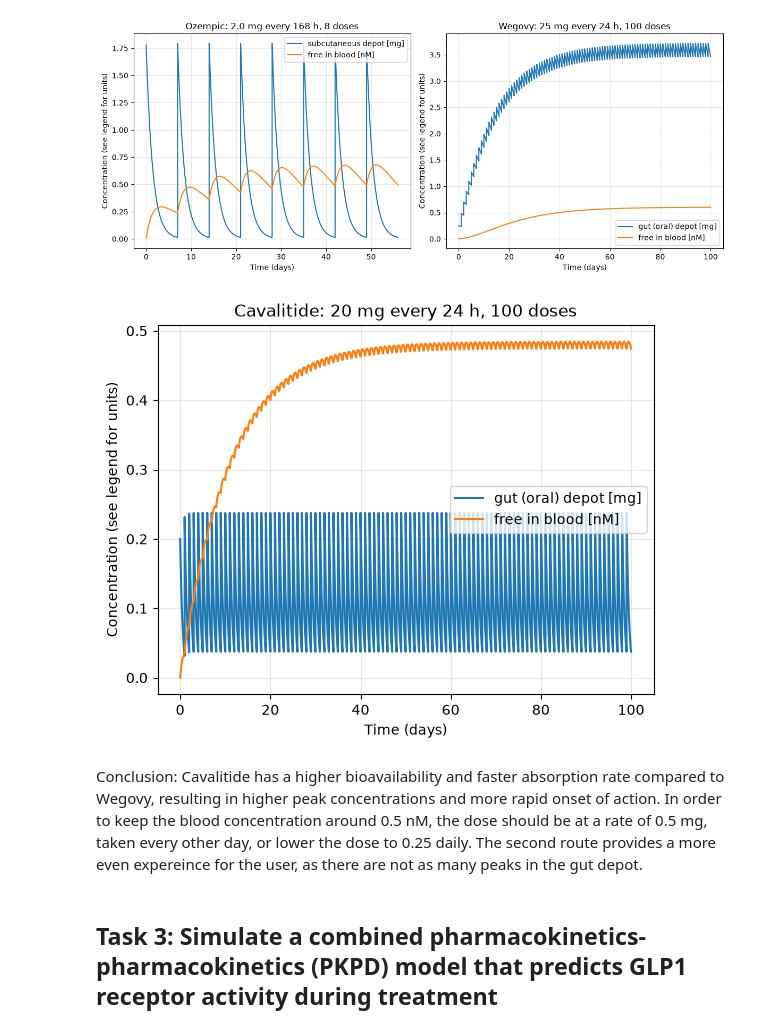
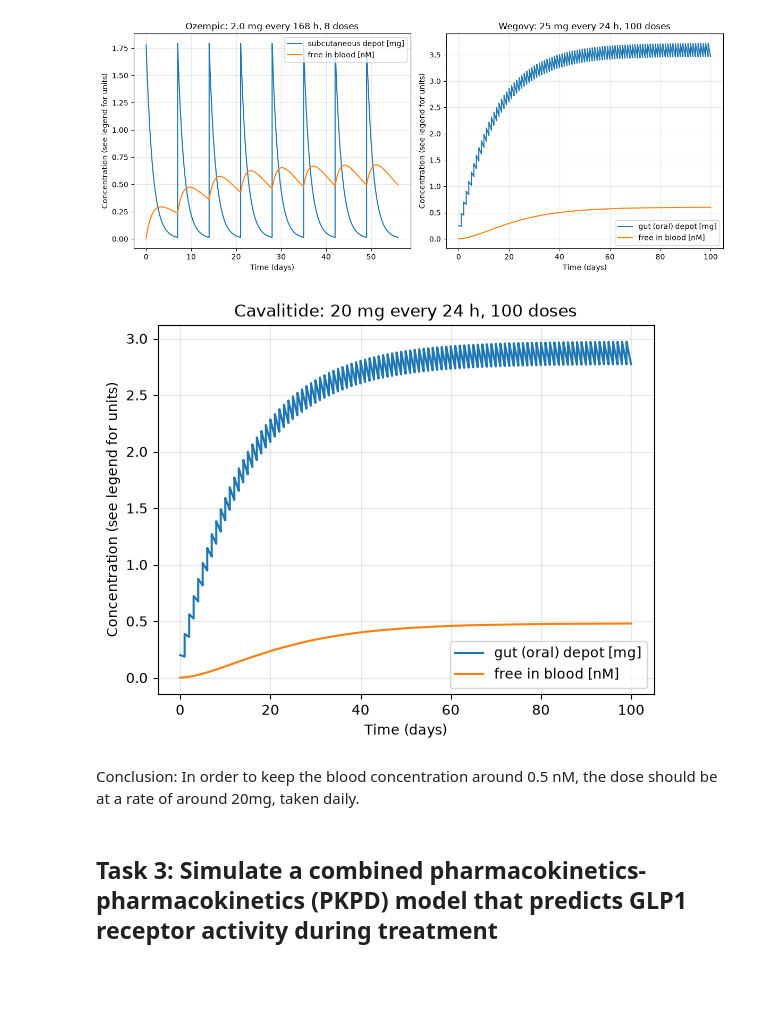
Before and after one commit to LayR451/Module_3, a Jupyter notebook: Module3_Project_Template.ipynb, the cells around one changed output. Saved outputs shown, nothing was run; the diff lists cells and outputs as text; code cells hidden in the pictures; blank space fills up the shorter version.

```diff
--- a/Module3_Project_Template.ipynb
+++ b/Module3_Project_Template.ipynb
@@ -231,8 +231,8 @@ drug_C = "Cavalitide"
 # product-specific parameters
 products = {
     'Cavalitide': dict(Favailable=0.01,
-                       ka=0.077,
-                       D=20,
+                       ka=0.0029,
+                       D=20, # mg
                        interval=24,
                        n_doses=100,
                        depot='gut (oral)'),
@@ -266,7 +266,8 @@ def simulate(D, n_doses, interval, dt):
         y[0] += Favailable_C*D_C # absorbed fraction of dose enters the depot
 
         t0 = i * interval_C
-        t_seg = t0 + dt * np.arange(n_steps + 1)
+        t_seg = np.linspace(t0, t0 + interval_C, n_steps + 1)
+        # t_seg = t0 + dt * np.arange(n_steps + 1)
         y_seg = np.zeros((2, n_steps + 1))
         y_seg[:, 0] = y
 
@@ -280,39 +281,39 @@ def simulate(D, n_doses, interval, dt):
         sol = scipy.integrate.solve_ivp(
             ODEfunc,
             (t0, t0 + interval_C),
             y,
             t_eval=t_seg,
         )
         y_seg = sol.y
 
         t_out.append(t_seg)
         Asc_out.append(y_seg[0])
         Cc_out.append(y_seg[1])
         y = y_seg[:, -1].copy() # carry state into next interval
 
     t = np.concatenate(t_out)
     Asc_out = np.concatenate(Asc_out)
     Cc_out = np.concatenate(Cc_out)
     Cc_nM = Cc_out * 1e-3 / MW * 1e9
     return t, Asc_out, Cc_nM
 
 
 #  run simulation
-t_c, Asc_c, Cc_ = simulate(D_C, n_doses_C, interval_C, dt)
+t_c, Asc_c, Cc_c = simulate(D_C, n_doses_C, interval_C, dt)
 
 # plot
-plt.plot(t / 24, Asc, label=f"{depot_C} depot [mg]")
-plt.plot(t / 24, Ffree*Cc, label="free in blood [nM]")
+plt.plot(t_c / 24, Asc_c, label=f"{depot_C} depot [mg]")
+plt.plot(t_c / 24, Ffree*Cc_c, label="free in blood [nM]")
 plt.xlabel("Time (days)")
 plt.ylabel("Concentration (see legend for units)")
 plt.title(f"{drug_C}: {D_C} mg every {interval_C} h, {n_doses_C} doses")
 plt.legend()
 plt.grid(alpha=0.3)
 plt.show()
 # %% [output]
-[figure, old version]
+[figure, new version]
 # %% [markdown]
-Conclusion: Cavalitide has a higher bioavailability and faster absorption rate compared to Wegovy, resulting in higher peak concentrations and more rapid onset of action. In order to keep the blood concentration around 0.5 nM, the dose should be at a rate of 0.5 mg, taken every other day, or lower the dose to 0.25 daily. The second route provides a more even expereince for the user, as there are not as many peaks in the gut depot.
+Conclusion: In order to keep the blood concentration around 0.5 nM, the dose should be at a rate of around 20mg, taken daily.
 # %% [markdown]
 ## Task 3: Simulate a combined pharmacokinetics-pharmacokinetics (PKPD) model that predicts GLP1 receptor activity during treatment
 # %% [markdown]
```
Also changed, not shown: parts of 2 cells of this notebook.
